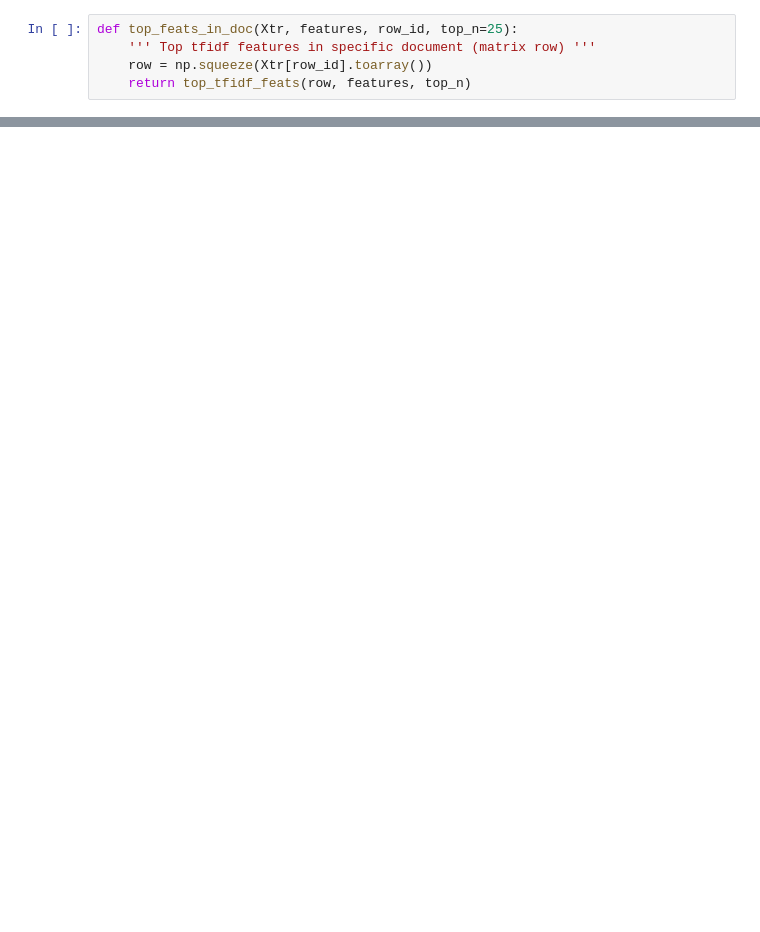
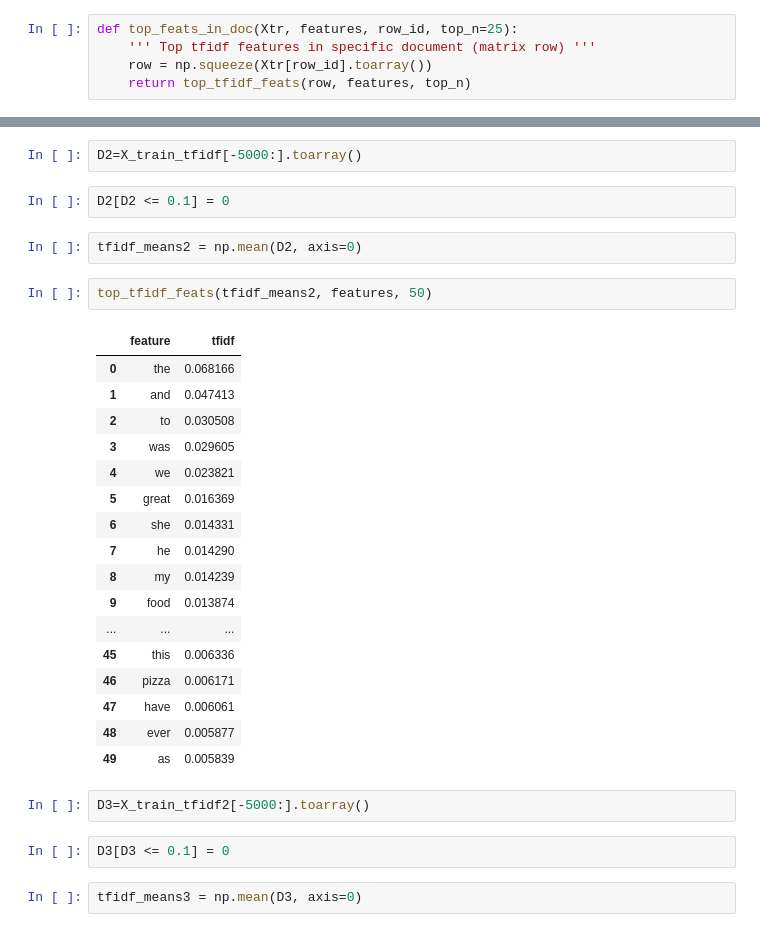
Before and after one commit to g1isgone/mlFinalYelp, a Jupyter notebook: ReviewClassification.ipynb, the cells around one changed output, grey strips where cells are left out. Drawn from its saved outputs; the diff is of its cells as text; blank space fills up the shorter version.

```diff
--- a/ReviewClassification.ipynb
+++ b/ReviewClassification.ipynb
@@ -221,0 +289,32 @@ top_mean_feats(X_train_tfidf,features)
+# %%
+D2=X_train_tfidf[-5000:].toarray()
+# %%
+D2[D2 <= 0.1] = 0
+# %%
+tfidf_means2 = np.mean(D2, axis=0)
+# %%
+top_tfidf_feats(tfidf_means2, features, 50)
+# %% [output]
+|  | feature | tfidf |
+| 0 | the | 0.068166 |
+| 1 | and | 0.047413 |
+| 2 | to | 0.030508 |
+| 3 | was | 0.029605 |
+| 4 | we | 0.023821 |
+| 5 | great | 0.016369 |
+| 6 | she | 0.014331 |
+| 7 | he | 0.014290 |
+| 8 | my | 0.014239 |
+| 9 | food | 0.013874 |
+| ... | ... | ... |
+| 45 | this | 0.006336 |
+| 46 | pizza | 0.006171 |
+| 47 | have | 0.006061 |
+| 48 | ever | 0.005877 |
+| 49 | as | 0.005839 |
+# %%
+D3=X_train_tfidf2[-5000:].toarray()
+# %%
+D3[D3 <= 0.1] = 0
+# %%
+tfidf_means3 = np.mean(D3, axis=0)
```
Also changed, not shown: parts of 52 cells of this notebook.
